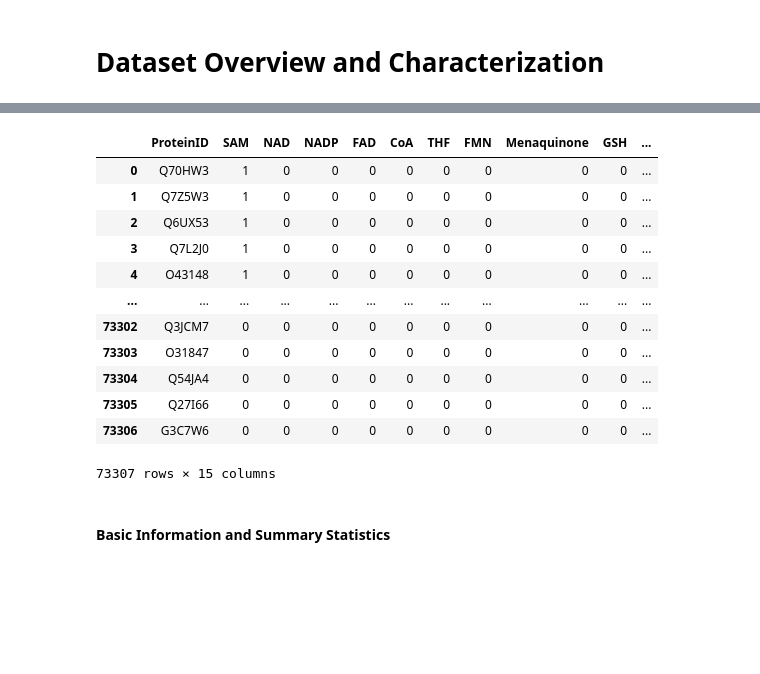
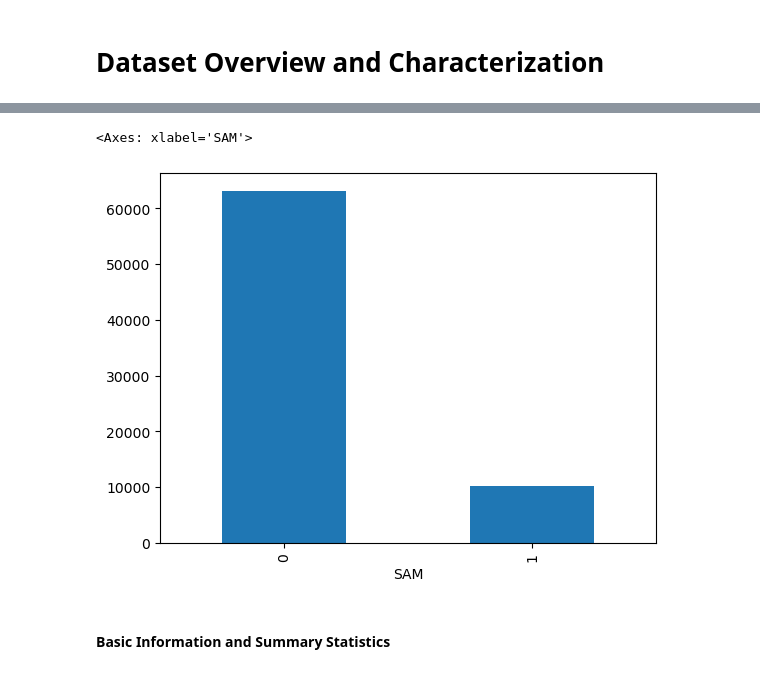
Before and after one commit to joanag05/CofactorPredictionTool, a Jupyter notebook: examples/datasets_analysis.ipynb, the cells around one changed output, grey strips where cells are left out. Drawn from its saved outputs; the diff is of its cells as text; code cells hidden in the pictures; blank space fills up the shorter version.

```diff
--- a/examples/datasets_analysis.ipynb
+++ b/examples/datasets_analysis.ipynb
@@ -5,4 +5,4 @@ import pandas as pd
 import matplotlib.pyplot as plt
 import seaborn as sns
 # %%
-df = pd.read_csv('/home/jgoncalves/cofactor_prediction_tool/data/Final/final_dataset.tsv', sep='\t')
+df = pd.read_csv('/home/jgoncalves/cofactor_prediction_tool/data/dataset/dataset_without_reviewed.tsv', sep='\t')
@@ -9,16 +111,23 @@ df = pd.read_csv('/home/jgoncalves/cofactor_prediction_tool/data/Final/final_dat
+# %%
+# counts of each SAM	NAD	NADP	FAD	CoA	THF	FMN	Menaquinone	GSH	Ubiquinone	Plastoquinone	Ferredoxin	Ferricytochrome
+df['SAM'] = df['SAM'].astype('category')
+df['NAD'] = df['NAD'].astype('category')
+df['NADP'] = df['NADP'].astype('category')
+df['FAD'] = df['FAD'].astype('category')
+df['CoA'] = df['CoA'].astype('category')
+df['THF'] = df['THF'].astype('category')
+df['FMN'] = df['FMN'].astype('category')
+df['Menaquinone'] = df['Menaquinone'].astype('category')
+df['GSH'] = df['GSH'].astype('category')
+df['Ubiquinone'] = df['Ubiquinone'].astype('category')
+df['Plastoquinone'] = df['Plastoquinone'].astype('category')
+df['Ferredoxin'] = df['Ferredoxin'].astype('category')
+df['Ferricytochrome'] = df['Ferricytochrome'].astype('category')
+
+df['SAM'] = df['SAM'].cat.codes
 # %%
-df
+# how many times each cofactor is present in the dataset
+df['SAM'].value_counts().plot(kind='bar')
 # %% [output]
-|  | ProteinID | SAM | NAD | NADP | FAD | CoA | THF | FMN | Menaquinone | GSH | ... |
-| 0 | Q70HW3 | 1 | 0 | 0 | 0 | 0 | 0 | 0 | 0 | 0 | ... |
-| 1 | Q7Z5W3 | 1 | 0 | 0 | 0 | 0 | 0 | 0 | 0 | 0 | ... |
-| 2 | Q6UX53 | 1 | 0 | 0 | 0 | 0 | 0 | 0 | 0 | 0 | ... |
-| 3 | Q7L2J0 | 1 | 0 | 0 | 0 | 0 | 0 | 0 | 0 | 0 | ... |
-| 4 | O43148 | 1 | 0 | 0 | 0 | 0 | 0 | 0 | 0 | 0 | ... |
-| ... | ... | ... | ... | ... | ... | ... | ... | ... | ... | ... | ... |
-| 73302 | Q3JCM7 | 0 | 0 | 0 | 0 | 0 | 0 | 0 | 0 | 0 | ... |
-| 73303 | O31847 | 0 | 0 | 0 | 0 | 0 | 0 | 0 | 0 | 0 | ... |
-| 73304 | Q54JA4 | 0 | 0 | 0 | 0 | 0 | 0 | 0 | 0 | 0 | ... |
-| 73305 | Q27I66 | 0 | 0 | 0 | 0 | 0 | 0 | 0 | 0 | 0 | ... |
-| 73306 | G3C7W6 | 0 | 0 | 0 | 0 | 0 | 0 | 0 | 0 | 0 | ... |
-73307 rows × 15 columns
+<Axes: xlabel='SAM'>
+[figure, added]
```
Also changed, not shown: parts of 14 cells of this notebook, 25 other files.
